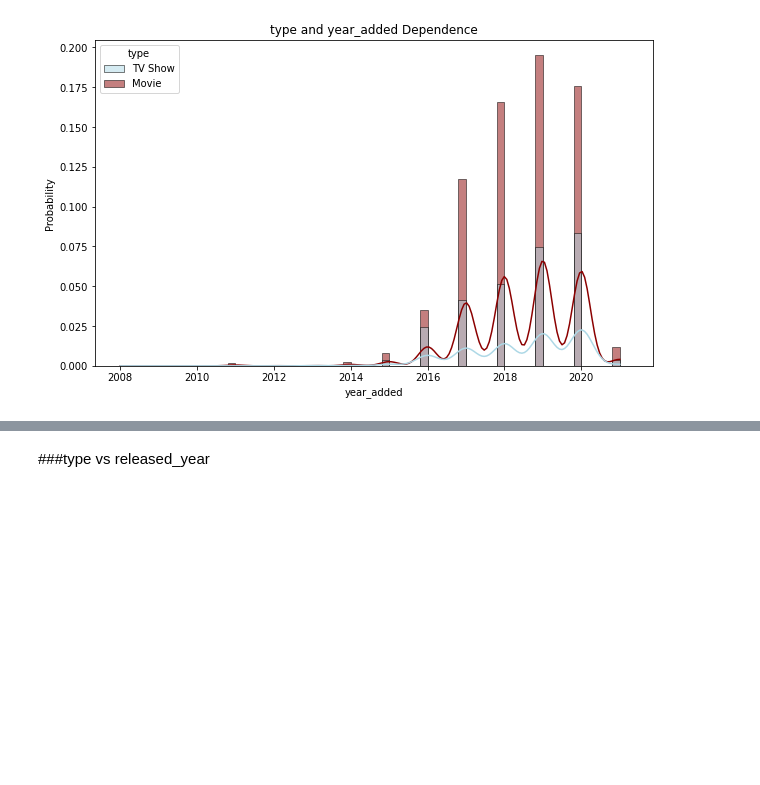
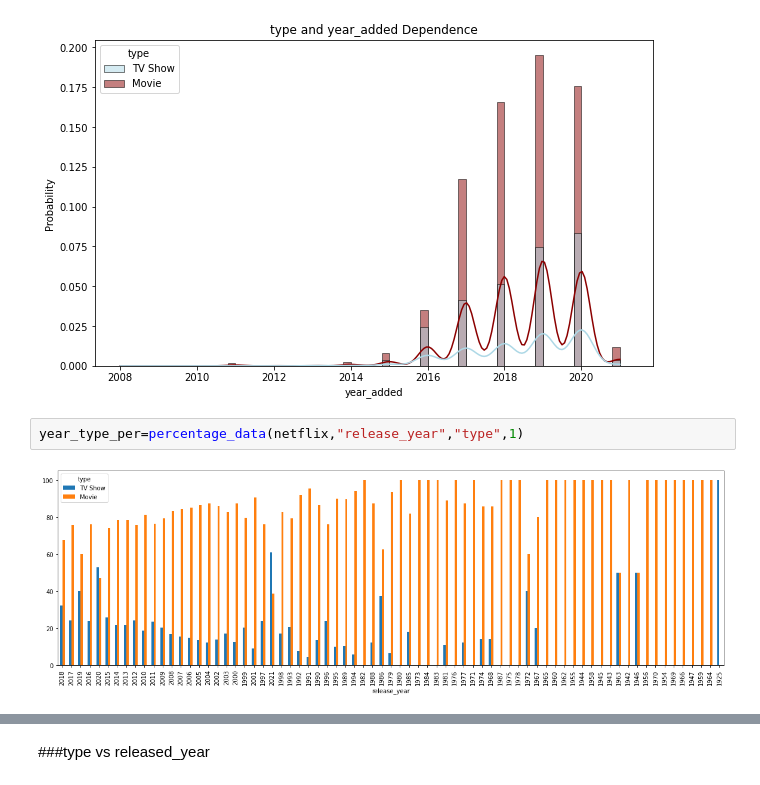
Before and after one commit to gauriagarwal18/NETFLIX_MOVIES_AND_TV_SHOWS_CLUSTERING, a Jupyter notebook: Netflix_Movies_And_Tv_Shows_Clustering_.ipynb, the cells around one changed output, grey strips where cells are left out. Saved outputs shown, nothing was run; the diff lists cells and outputs as text; blank space fills up the shorter version.

```diff
--- a/Netflix_Movies_And_Tv_Shows_Clustering_.ipynb
+++ b/Netflix_Movies_And_Tv_Shows_Clustering_.ipynb
@@ -1067,3 +1087,7 @@ plt.title("type and year_added Dependence")
 plt.show()
 # %% [output]
 [figure]
+# %%
+year_type_per=percentage_data(netflix,"release_year","type",1)
+# %% [output]
+[figure, added]
```
Also changed, not shown: parts of 4 cells of this notebook.
